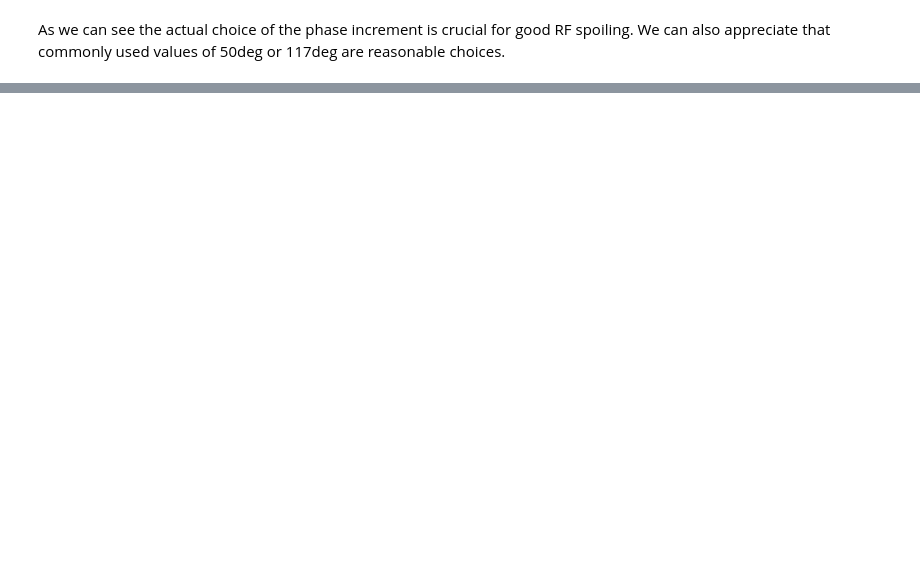
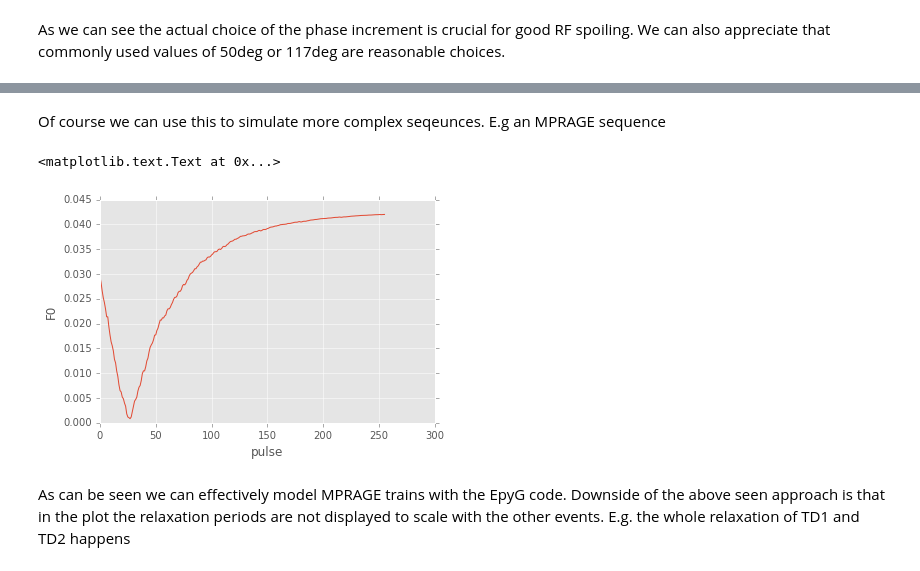
Before and after one commit to brennerd11/EpyG, a Jupyter notebook: EpyG/examples/Usage.ipynb, the cells around one changed output, grey strips where cells are left out. Saved outputs shown, nothing was run; the diff lists cells and outputs as text; code cells hidden in the pictures; blank space fills up the shorter version.

```diff
--- a/EpyG/examples/Usage.ipynb
+++ b/EpyG/examples/Usage.ipynb
@@ -257,0 +263,15 @@ As we can see the actual choice of the phase increment is crucial for good RF sp
+# %%
+from EpyG.Applications import GRE_step
+c_gre, o_gre = GRE_step(TR=10.0, T1=1000.0, T2=100.0, alpha_deg=10.0, phi_deg=0.0, linear_phase_inc_deg=50.0, d=None, observe=True)
+e = epg.EpyG()
+
+for i in range(256):
+    c_gre * e
+
+plot(np.abs(o_gre.get_f(0)))
+hlines(ernst_sig, 0, N, 'k', '--')
+xlabel("pulse")
+ylabel("F0")
+ylim([0,mx])
+xlim([0,N])
+title("RF spoiling inc. {0:.1f}deg".format(rad2deg(phinc)))
@@ -257,0 +281,39 @@ As we can see the actual choice of the phase increment is crucial for good RF sp
+# %% [markdown]
+Of course we can use this to simulate more complex seqeunces. E.g an MPRAGE sequence
+# %%
+# Sequence definitions
+ETL = 256
+ES = 5.0
+T1 = 1000.0
+T2 = 100.0
+
+TI = 1000.0
+TD = TI - ETL/2 * ES
+TR = 2500.0
+TD2 = TR - TD - ETL*ES
+
+# Necessary Operators
+inv = operators.Transform(alpha=deg2rad(180.0), phi=0.0, name="Inversion")
+inv_spoil = operators.Shift(shifts=10, name="Inversion spoiling")
+td = operators.Epsilon(TR_over_T1=TD/T1, TR_over_T2=TD/T2)
+td2 = operators.Epsilon(TR_over_T1=TD2/T1, TR_over_T2=TD2/T2)
+c_gre, o_gre = GRE_step(TR=ES, T1=T1, T2=T2, alpha_deg=10.0, phi_deg=0.0, linear_phase_inc_deg=50.0, d=None, observe=True)
+e = epg.EpyG()
+
+for k in range(4):
+    o_gre.clear()  # We clear the observer on each iteration - just to avoid having the approach to steady state recorded
+    inv * e
+    inv_spoil * e
+    td * e
+    for i in range(ETL):
+        c_gre * e
+    td2 * e
+
+plot(np.abs(o_gre.get_f(0)))
+xlabel("pulse")
+ylabel("F0")
+# %% [output]
+<matplotlib.text.Text at 0x...>
+[figure, added]
+# %% [markdown]
+As can be seen we can effectively model MPRAGE trains with the EpyG code. Downside of the above seen approach is that in the plot the relaxation periods are not displayed to scale with the other events. E.g. the whole relaxation of TD1 and TD2 happens
```
Also changed, not shown: parts of 15 cells of this notebook, 3 other files.
